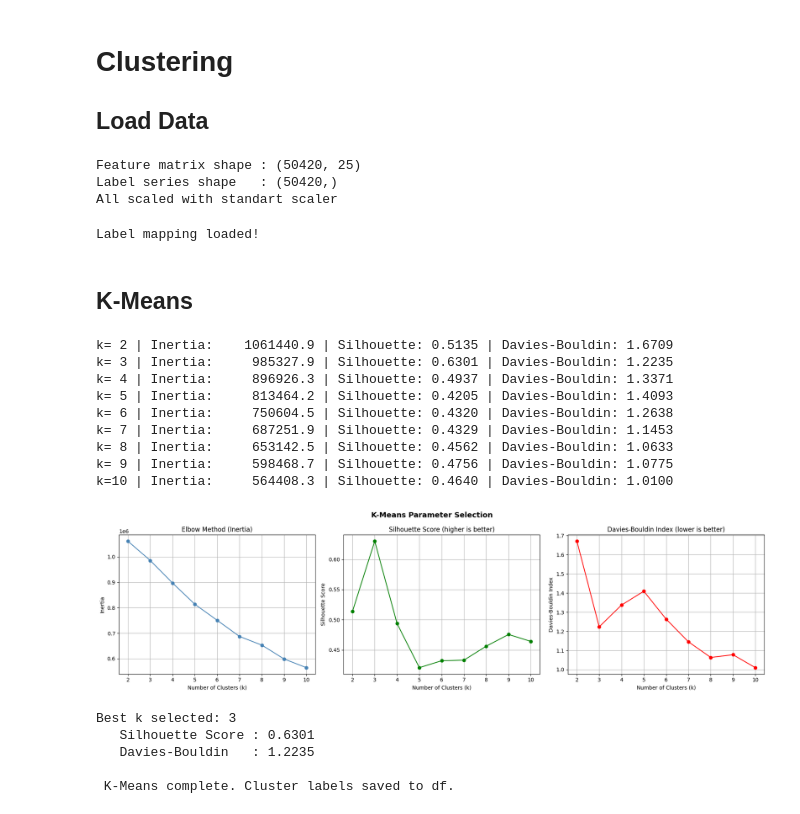
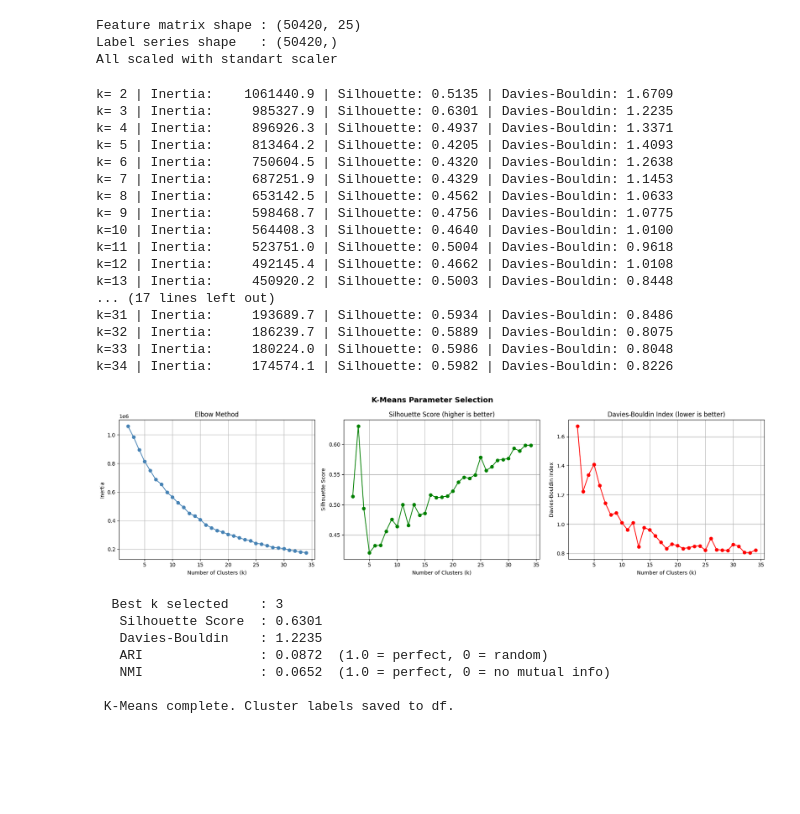
Before and after one commit to GiannisKotsalos/NetworkIntrusion-DataMining-MLProject, a Jupyter notebook: notebooks/clustering.ipynb, the cells around one changed output. Drawn from its saved outputs; the diff is of its cells as text; code cells hidden in the pictures; blank space fills up the shorter version.

```diff
--- a/notebooks/clustering.ipynb
+++ b/notebooks/clustering.ipynb
@@ -1,6 +1,3 @@
-# %% [markdown]
-# Clustering
-## Load Data
 # %%
 
 import pandas as pd
@@ -25,26 +22,6 @@ print("All scaled with standart scaler ")
 Feature matrix shape : (50420, 25)
 Label series shape   : (50420,)
 All scaled with standart scaler
-# %%
-import json
-
-# 1. Load the label mapping JSON file
-# (Make sure the path matches your folder structure)
-with open('../data/label_mapping.json', 'r') as f:
-    label_mapping = json.load(f)
-
-# 2. Reverse the dictionary so numbers are the keys
-# JSON saves keys as strings, so we convert the value 'v' to an integer
-inverse_mapping = {int(v): k for k, v in label_mapping.items()}
-
-# 3. Create a permanent 'Label_Name' column for easy evaluation later
-df['Label_Name'] = df['Label'].map(inverse_mapping)
-
-print("Label mapping loaded!")
-# %% [output]
-Label mapping loaded!
-# %% [markdown]
-## K-Means
 # %%
 # =============================================================
 # K-MEANS CLUSTERING
@@ -52,13 +29,13 @@ Label mapping loaded!
 import numpy as np
 import matplotlib.pyplot as plt
 from sklearn.cluster import KMeans
-from sklearn.metrics import silhouette_score, davies_bouldin_score
+from sklearn.metrics import silhouette_score, davies_bouldin_score, adjusted_rand_score, normalized_mutual_info_score
 
-k_range = range(2, 11)
+k_range = range(2, 35)
 
-inertias          = []      # How tight are the data in each cluster
-silhouette_scores = []      # Similarity of each point to it's cluster compared to the others
-db_scores         = []      # Avg similarity between clusters
+inertias          = []
+silhouette_scores = []
+db_scores         = []
 
 for k in k_range:
     km = KMeans(n_clusters=k, random_state=42, n_init=10)
@@ -78,7 +55,7 @@ for k in k_range:
 fig, axes = plt.subplots(1, 3, figsize=(18, 5))
 
 axes[0].plot(k_range, inertias, marker='o', color='steelblue')
-axes[0].set_title('Elbow Method (Inertia)')
+axes[0].set_title('Elbow Method')
 axes[0].set_xlabel('Number of Clusters (k)')
 axes[0].set_ylabel('Inertia')
 axes[0].grid(True)
@@ -92,41 +69,60 @@ axes[1].grid(True)
 axes[2].plot(k_range, db_scores, marker='o', color='red')
 axes[2].set_title('Davies-Bouldin Index (lower is better)')
 axes[2].set_xlabel('Number of Clusters (k)')
 axes[2].set_ylabel('Davies-Bouldin Index')
 axes[2].grid(True)
 
 plt.suptitle('K-Means Parameter Selection', fontsize=14, fontweight='bold')
 plt.tight_layout()
 plt.show()
 
 # -------------------------------------------------------------
 # Best k & Final Model
 # -------------------------------------------------------------
 best_k = silhouette_scores.index(max(silhouette_scores)) + 2
 
-print(f"\nBest k selected: {best_k}")
-print(f"   Silhouette Score : {max(silhouette_scores):.4f}")
-print(f"   Davies-Bouldin   : {db_scores[best_k - 2]:.4f}")
-
 km_best = KMeans(n_clusters=best_k, random_state=42, n_init=10)
 kmeans_labels = km_best.fit_predict(X_scaled)
 
-# Save labels back to df (not df_clustering)
+# Save labels back to df
 df['KMeans_Cluster'] = kmeans_labels
+
+# -------------------------------------------------------------
+# Evaluation vs Ground Truth (Label)
+# -------------------------------------------------------------
+ari = adjusted_rand_score(y, kmeans_labels)
+nmi = normalized_mutual_info_score(y, kmeans_labels)
+
+print(f"\n  Best k selected    : {best_k}")
+print(f"   Silhouette Score  : {max(silhouette_scores):.4f}")
+print(f"   Davies-Bouldin    : {db_scores[best_k - 2]:.4f}")
+print(f"   ARI               : {ari:.4f}  (1.0 = perfect, 0 = random)")
+print(f"   NMI               : {nmi:.4f}  (1.0 = perfect, 0 = no mutual info)")
+
 print("\n K-Means complete. Cluster labels saved to df.")
 # %% [output]
 k= 2 | Inertia:    1061440.9 | Silhouette: 0.5135 | Davies-Bouldin: 1.6709
 k= 3 | Inertia:     985327.9 | Silhouette: 0.6301 | Davies-Bouldin: 1.2235
 k= 4 | Inertia:     896926.3 | Silhouette: 0.4937 | Davies-Bouldin: 1.3371
 k= 5 | Inertia:     813464.2 | Silhouette: 0.4205 | Davies-Bouldin: 1.4093
 k= 6 | Inertia:     750604.5 | Silhouette: 0.4320 | Davies-Bouldin: 1.2638
 k= 7 | Inertia:     687251.9 | Silhouette: 0.4329 | Davies-Bouldin: 1.1453
 k= 8 | Inertia:     653142.5 | Silhouette: 0.4562 | Davies-Bouldin: 1.0633
 k= 9 | Inertia:     598468.7 | Silhouette: 0.4756 | Davies-Bouldin: 1.0775
 k=10 | Inertia:     564408.3 | Silhouette: 0.4640 | Davies-Bouldin: 1.0100
+k=11 | Inertia:     523751.0 | Silhouette: 0.5004 | Davies-Bouldin: 0.9618
+k=12 | Inertia:     492145.4 | Silhouette: 0.4662 | Davies-Bouldin: 1.0108
+k=13 | Inertia:     450920.2 | Silhouette: 0.5003 | Davies-Bouldin: 0.8448
+... (17 lines left out)
+k=31 | Inertia:     193689.7 | Silhouette: 0.5934 | Davies-Bouldin: 0.8486
+k=32 | Inertia:     186239.7 | Silhouette: 0.5889 | Davies-Bouldin: 0.8075
+k=33 | Inertia:     180224.0 | Silhouette: 0.5986 | Davies-Bouldin: 0.8048
+k=34 | Inertia:     174574.1 | Silhouette: 0.5982 | Davies-Bouldin: 0.8226
-[figure, old version]
+[figure, new version]
-Best k selected: 3
-   Silhouette Score : 0.6301
-   Davies-Bouldin   : 1.2235
+  Best k selected    : 3
+   Silhouette Score  : 0.6301
+   Davies-Bouldin    : 1.2235
+   ARI               : 0.0872  (1.0 = perfect, 0 = random)
+   NMI               : 0.0652  (1.0 = perfect, 0 = no mutual info)
 
  K-Means complete. Cluster labels saved to df.
```
Also changed, not shown: parts of 9 cells of this notebook, 1 other file.
